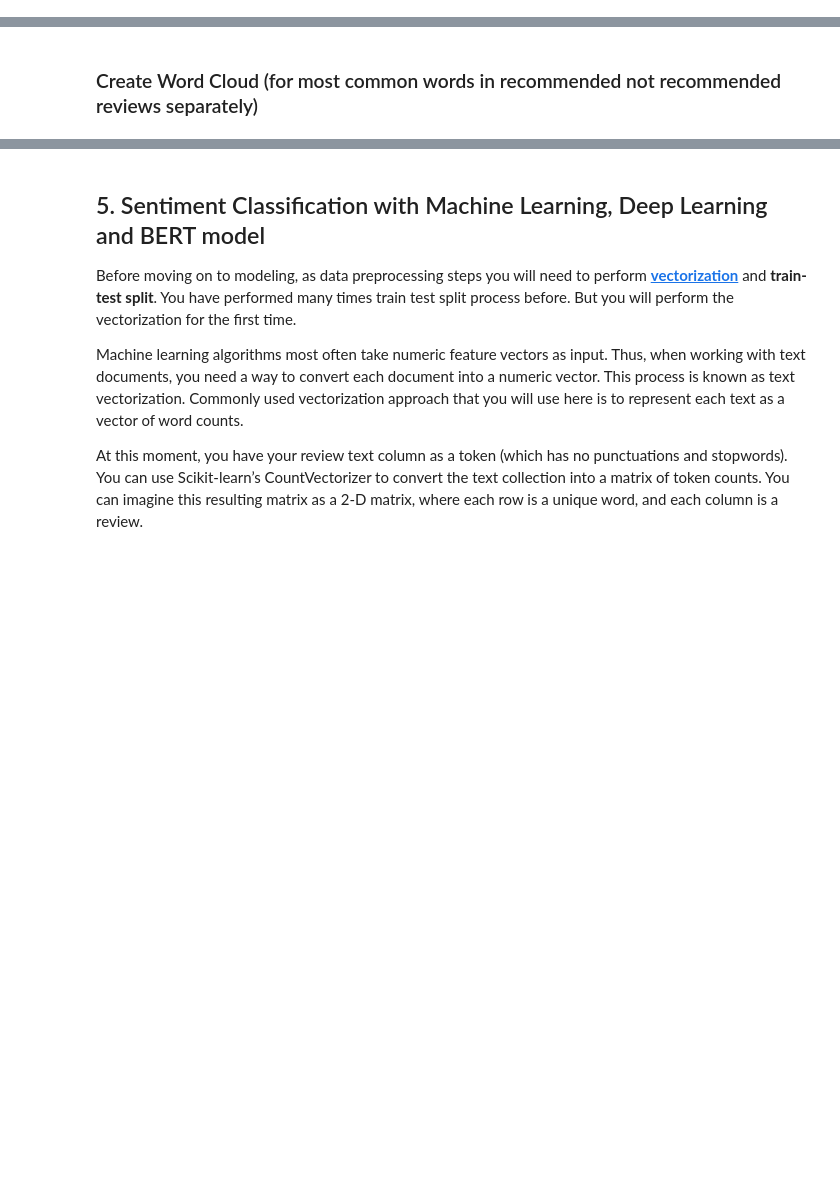
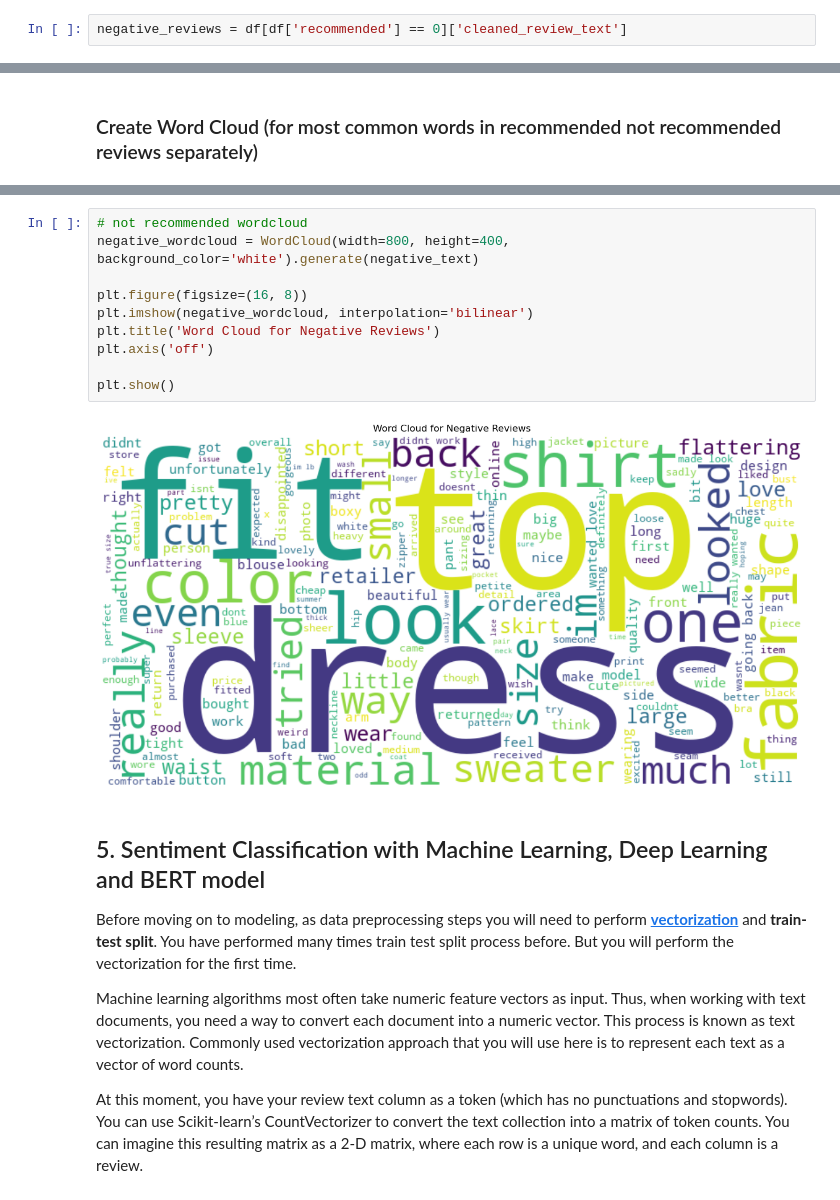
Before and after one commit to Nurdan10/NLP, a Jupyter notebook: NLP_Sentiment_Analysis_Project.ipynb, the cells around one changed output, grey strips where cells are left out. Cells and saved outputs as stored; diff of their text form; blank space fills up the shorter version.

```diff
--- a/NLP_Sentiment_Analysis_Project.ipynb
+++ b/NLP_Sentiment_Analysis_Project.ipynb
@@ -192,2 +338,4 @@ You can follow the steps below:
+# %%
+negative_reviews = df[df['recommended'] == 0]['cleaned_review_text']
 # %% [markdown]
 ### Collect Words (positive and negative separately)
@@ -196,3 +363,15 @@ You can follow the steps below:
+# %%
+# not recommended wordcloud
+negative_wordcloud = WordCloud(width=800, height=400, background_color='white').generate(negative_text)
+
+plt.figure(figsize=(16, 8))
+plt.imshow(negative_wordcloud, interpolation='bilinear')
+plt.title('Word Cloud for Negative Reviews')
+plt.axis('off')
+
+plt.show()
+# %% [output]
+[figure, added]
 # %% [markdown]
 ## 5. Sentiment Classification with Machine Learning, Deep Learning and BERT model
 
```
Also changed, not shown: parts of 23 cells of this notebook.
